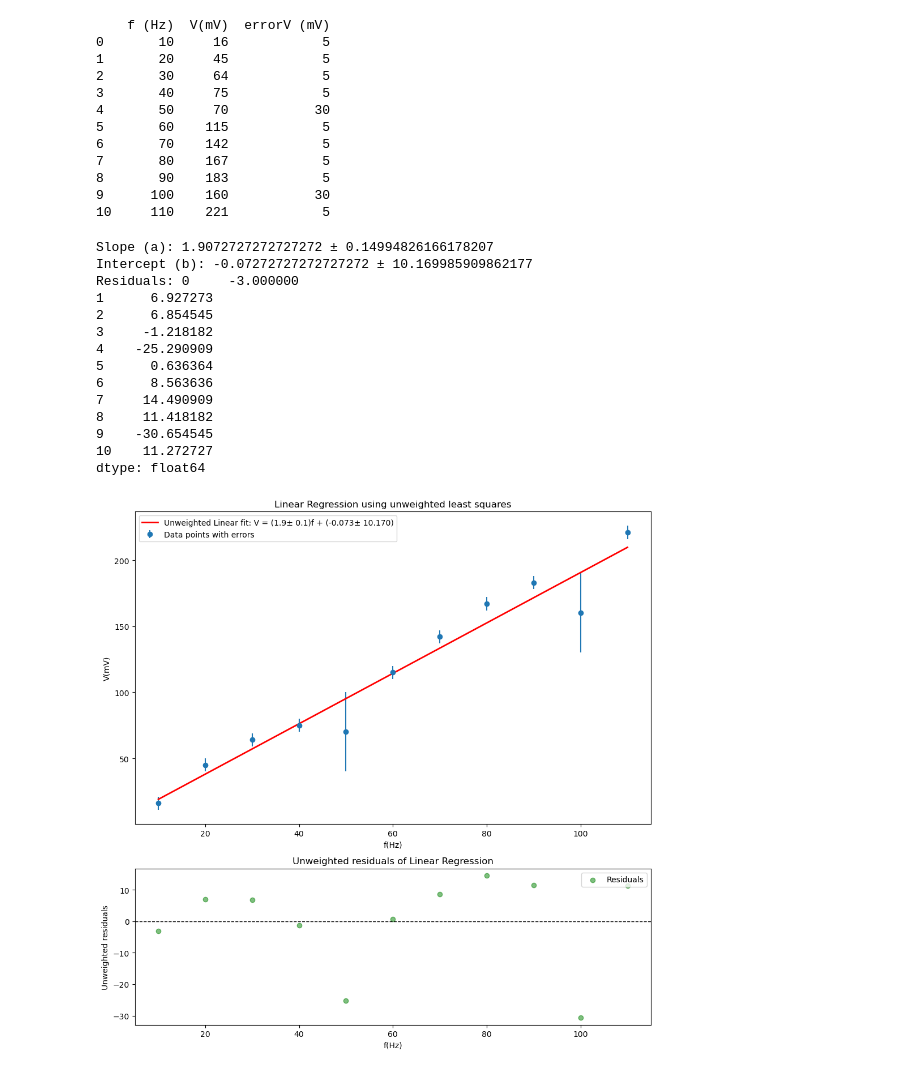
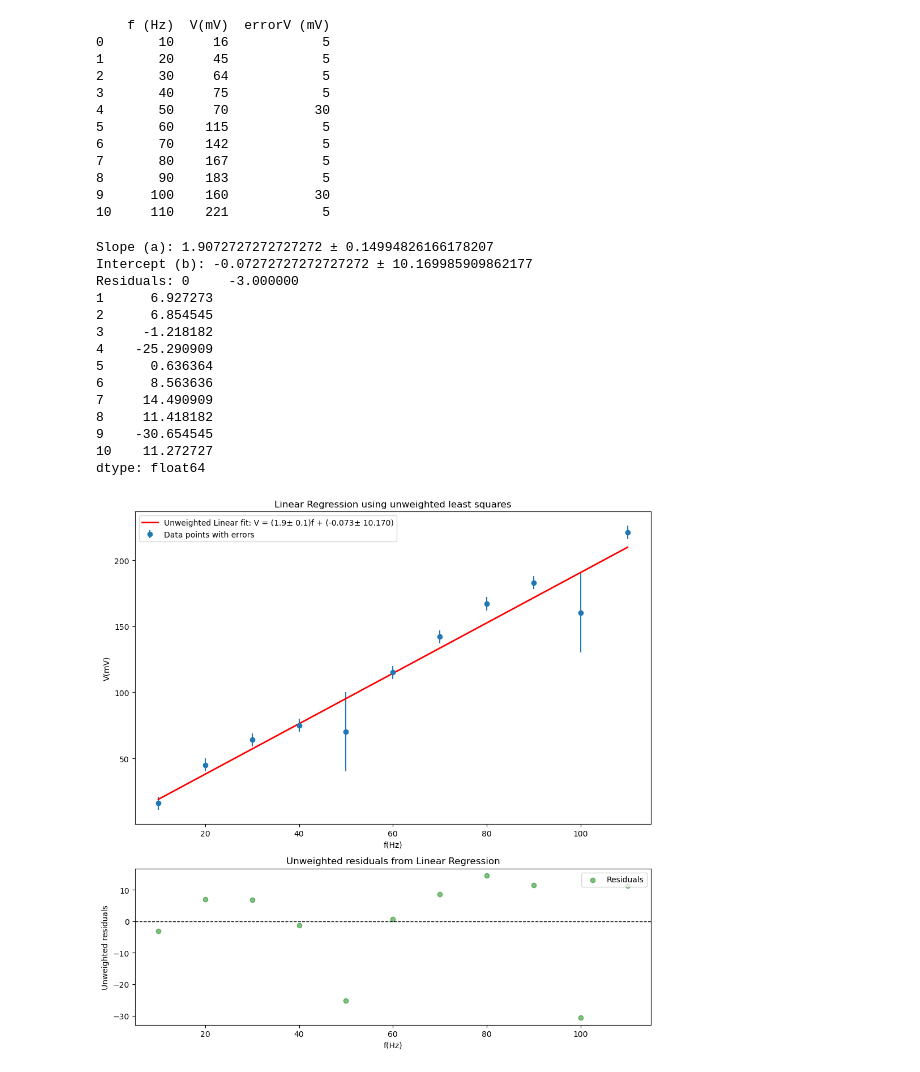
Before and after one commit to roelrou/Frequency_voltaje, a Jupyter notebook: Unweighted_linear_regression_least_squares.ipynb, the cells around one changed output. Drawn from its saved outputs; the diff is of its cells as text; code cells hidden in the pictures.

```diff
--- a/Unweighted_linear_regression_least_squares.ipynb
+++ b/Unweighted_linear_regression_least_squares.ipynb
@@ -59,32 +59,32 @@ ax1.set_ylabel('V(mV)')
 ax1.legend(loc='upper left')
 ax1.set_title('Linear Regression using unweighted least squares')
 
 # Plot residuals
 ax2.scatter(x, residuals, color='green', alpha=0.5, label='Residuals')
 ax2.axhline(0, color='black', linewidth=1, linestyle='--')
 ax2.set_xlabel('f(Hz)')
 ax2.set_ylabel('Unweighted residuals')
 ax2.legend(loc='upper right')
-ax2.set_title('Unweighted residuals of Linear Regression')
+ax2.set_title('Unweighted residuals from Linear Regression')
 
 plt.tight_layout()
 
 # Save the figure as a PDF file
 plt.savefig('Unweighted_linear_regression_with_residuals_least_squares.pdf', format='pdf')
 plt.show()
 # %% [output]
 Slope (a): 1.9072727272727272 ± 0.14994826166178207
 Intercept (b): -0.07272727272727272 ± 10.169985909862177
 Residuals: 0     -3.000000
 1      6.927273
 2      6.854545
 3     -1.218182
 4    -25.290909
 5      0.636364
 6      8.563636
 7     14.490909
 8     11.418182
 9    -30.654545
 10    11.272727
 dtype: float64
-[figure, old version]
+[figure, new version]
```
Also changed, not shown: 3 other files.
